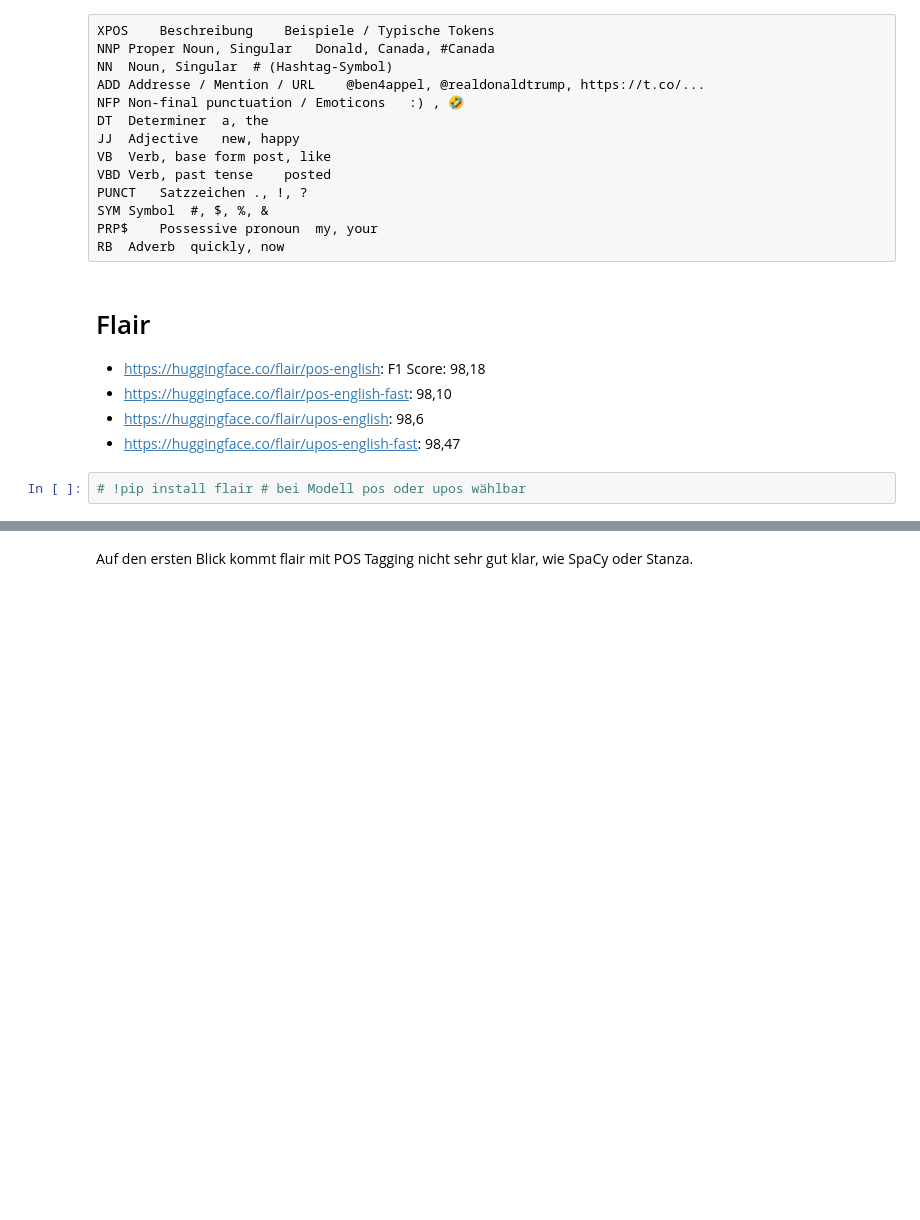
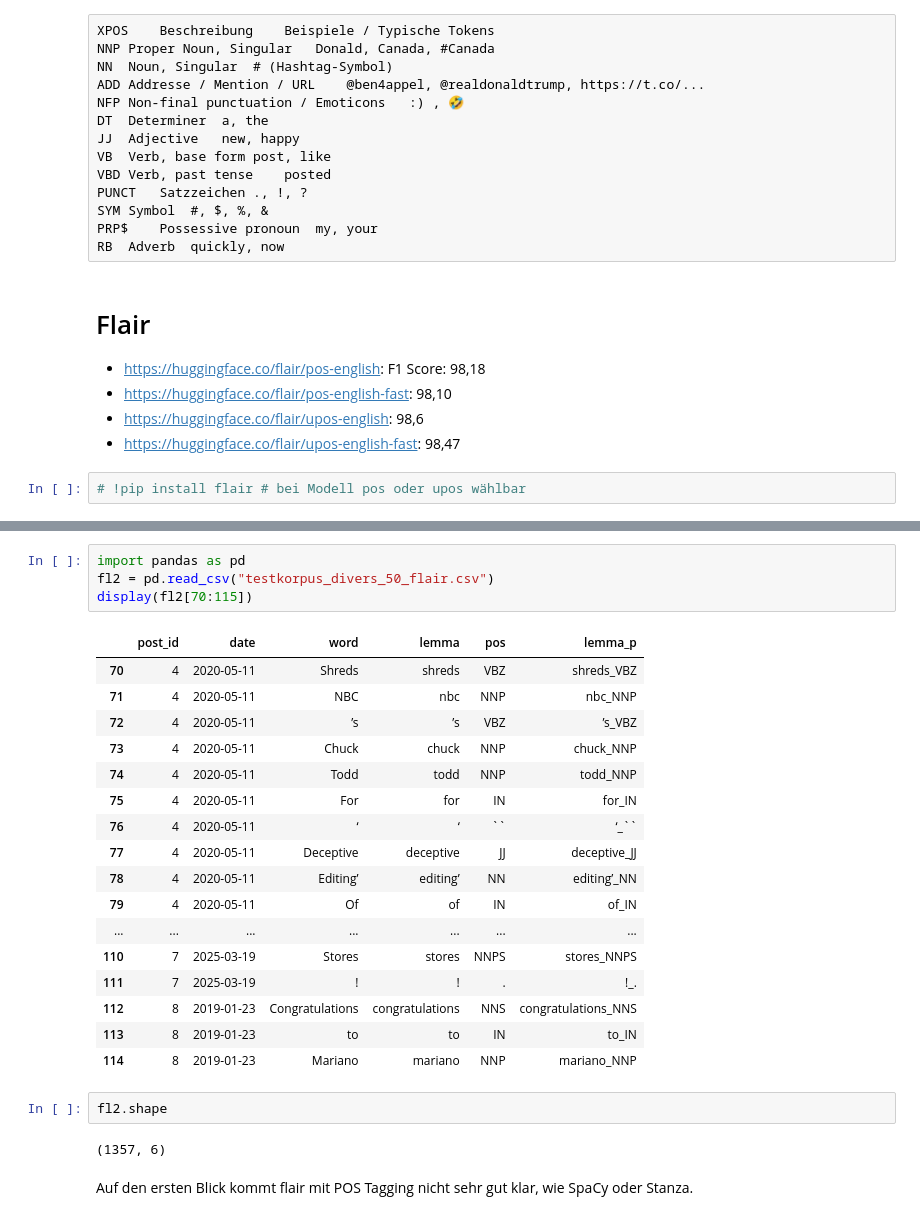
Before and after one commit to vivien3mueller/TrumMus, a Jupyter notebook: 02 Testkorpora_Tagging.ipynb, the cells around one changed output, grey strips where cells are left out. Cells and saved outputs as stored; diff of their text form; blank space fills up the shorter version.

```diff
--- a/02 Testkorpora_Tagging.ipynb
+++ b/02 Testkorpora_Tagging.ipynb
@@ -1117,3 +1173,29 @@ fptf.shape
+# %%
+import pandas as pd
+fl2 = pd.read_csv("testkorpus_divers_50_flair.csv")
+display(fl2[70:115])
+# %% [output]
+|  | post_id | date | word | lemma | pos | lemma_p |
+| 70 | 4 | 2020-05-11 | Shreds | shreds | VBZ | shreds_VBZ |
+| 71 | 4 | 2020-05-11 | NBC | nbc | NNP | nbc_NNP |
+| 72 | 4 | 2020-05-11 | ’s | ’s | VBZ | ’s_VBZ |
+| 73 | 4 | 2020-05-11 | Chuck | chuck | NNP | chuck_NNP |
+| 74 | 4 | 2020-05-11 | Todd | todd | NNP | todd_NNP |
+| 75 | 4 | 2020-05-11 | For | for | IN | for_IN |
+| 76 | 4 | 2020-05-11 | ‘ | ‘ | `` | ‘_`` |
+| 77 | 4 | 2020-05-11 | Deceptive | deceptive | JJ | deceptive_JJ |
+| 78 | 4 | 2020-05-11 | Editing’ | editing’ | NN | editing’_NN |
+| 79 | 4 | 2020-05-11 | Of | of | IN | of_IN |
+| ... | ... | ... | ... | ... | ... | ... |
+| 110 | 7 | 2025-03-19 | Stores | stores | NNPS | stores_NNPS |
+| 111 | 7 | 2025-03-19 | ! | ! | . | !_. |
+| 112 | 8 | 2019-01-23 | Congratulations | congratulations | NNS | congratulations_NNS |
+| 113 | 8 | 2019-01-23 | to | to | IN | to_IN |
+| 114 | 8 | 2019-01-23 | Mariano | mariano | NNP | mariano_NNP |
+# %%
+fl2.shape
+# %% [output]
+(1357, 6)
 # %% [markdown]
 Auf den ersten Blick kommt flair mit POS Tagging nicht sehr gut klar, wie SpaCy oder Stanza.
 # %%
```
Also changed, not shown: parts of 65 cells of this notebook.
